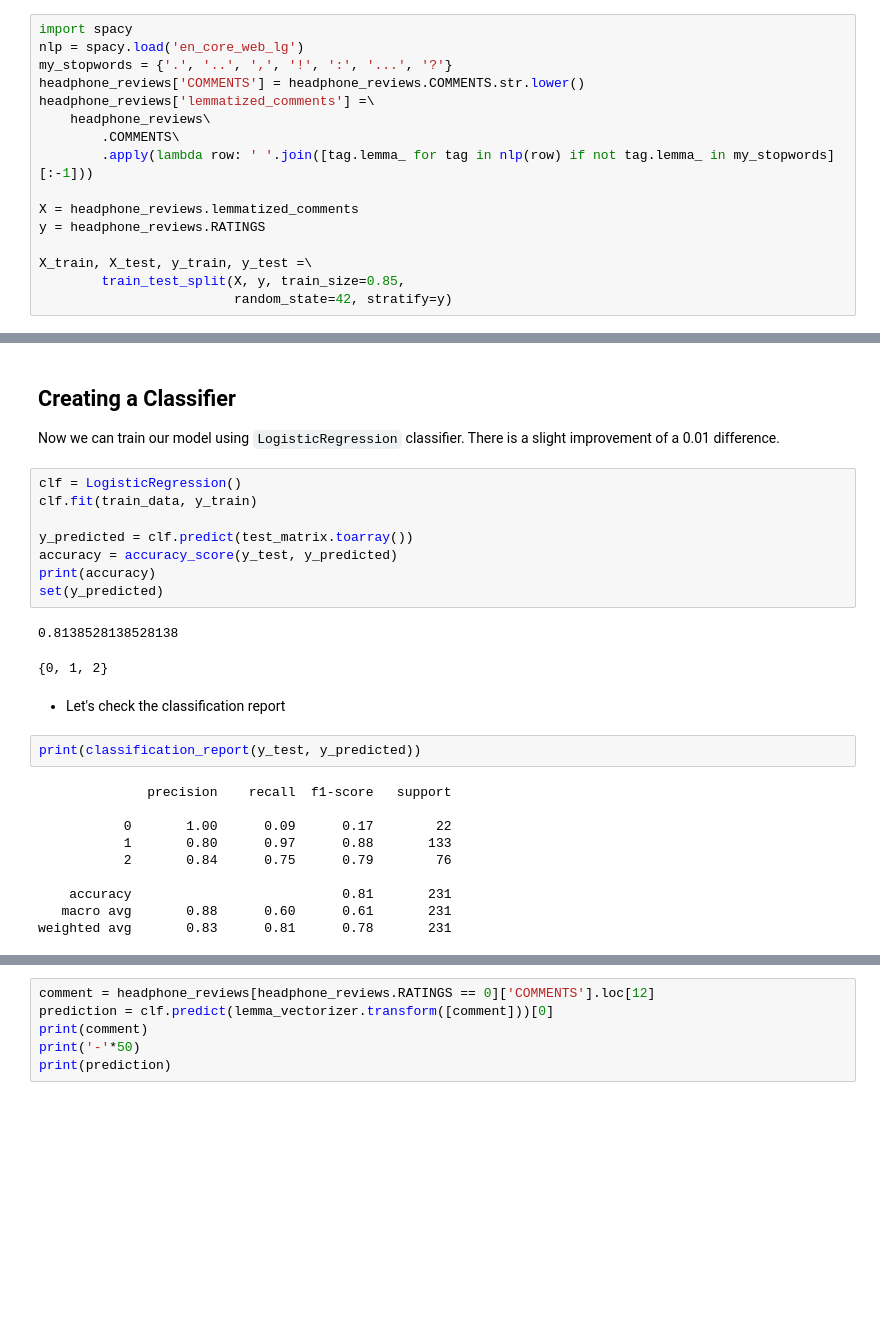
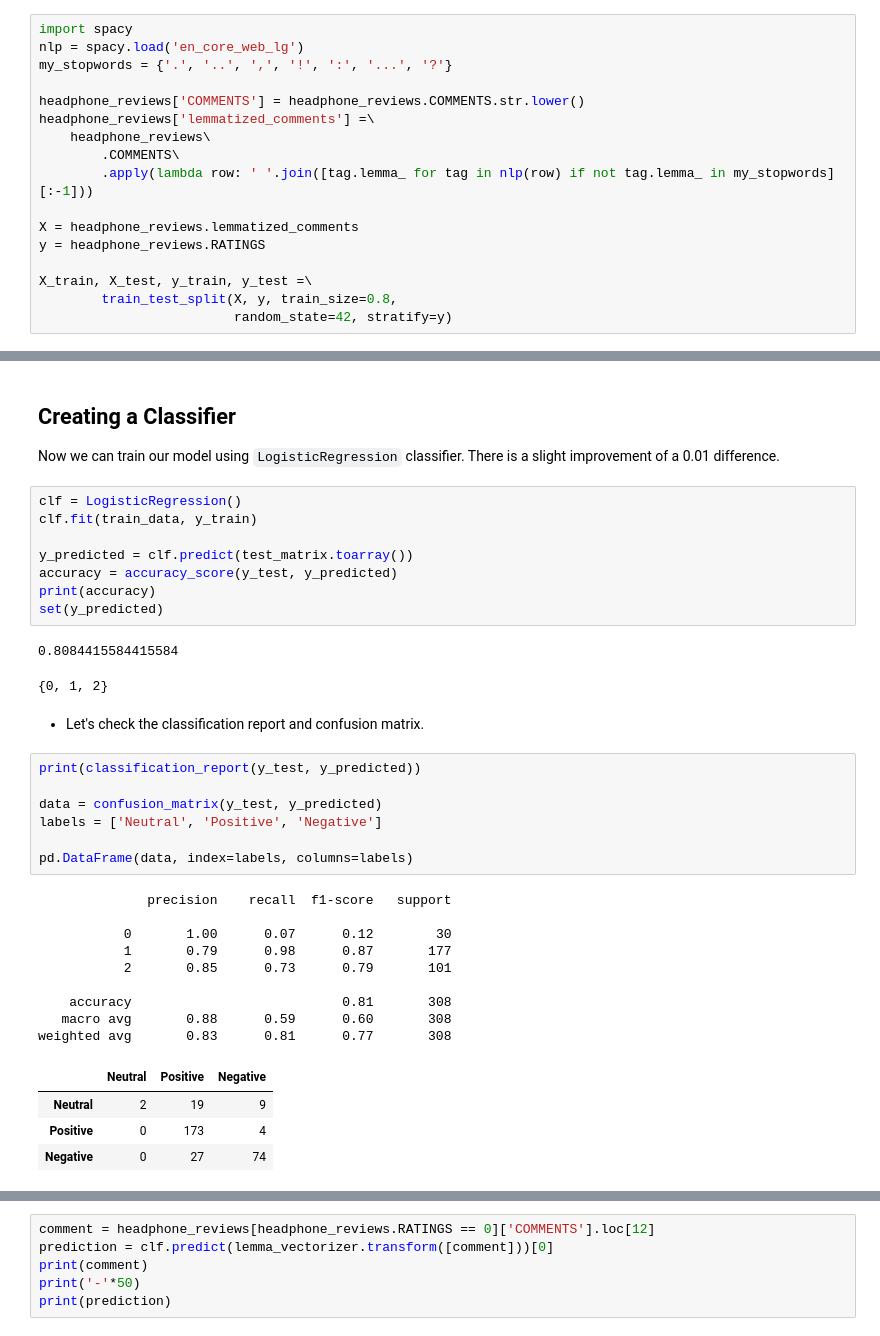
Before and after one commit to Demiga-g/headphones-reviews, a Jupyter notebook: Analysis of Headphone Reviews.ipynb, the cells around one changed output, grey strips where cells are left out. Drawn from its saved outputs; the diff is of its cells as text; blank space fills up the shorter version.

```diff
--- a/Analysis of Headphone Reviews.ipynb
+++ b/Analysis of Headphone Reviews.ipynb
@@ -195,6 +206,7 @@ After building a model with the default functionalities and composition, now its
 import spacy
 nlp = spacy.load('en_core_web_lg')
 my_stopwords = {'.', '..', ',', '!', ':', '...', '?'}
+
 headphone_reviews['COMMENTS'] = headphone_reviews.COMMENTS.str.lower()
 headphone_reviews['lemmatized_comments'] =\
     headphone_reviews\
@@ -205,7 +217,7 @@ X = headphone_reviews.lemmatized_comments
 y = headphone_reviews.RATINGS
 
 X_train, X_test, y_train, y_test =\
-        train_test_split(X, y, train_size=0.85,
+        train_test_split(X, y, train_size=0.8,
                          random_state=42, stratify=y)
 # %% [markdown]
 ## Vectorizing the Comments
@@ -231,20 +243,29 @@ accuracy = accuracy_score(y_test, y_predicted)
 print(accuracy)
 set(y_predicted)
 # %% [output]
-0.8138528138528138
+0.8084415584415584
 {0, 1, 2}
 # %% [markdown]
-- Let's check the classification report
+- Let's check the classification report and confusion matrix.
 # %%
 print(classification_report(y_test, y_predicted))
+
+data = confusion_matrix(y_test, y_predicted)
+labels = ['Neutral', 'Positive', 'Negative']
+
+pd.DataFrame(data, index=labels, columns=labels)
 # %% [output]
               precision    recall  f1-score   support
 
-           0       1.00      0.09      0.17        22
-           1       0.80      0.97      0.88       133
-           2       0.84      0.75      0.79        76
+           0       1.00      0.07      0.12        30
+           1       0.79      0.98      0.87       177
+           2       0.85      0.73      0.79       101
 
-    accuracy                           0.81       231
-   macro avg       0.88      0.60      0.61       231
-weighted avg       0.83      0.81      0.78       231
+    accuracy                           0.81       308
+   macro avg       0.88      0.59      0.60       308
+weighted avg       0.83      0.81      0.77       308
+|  | Neutral | Positive | Negative |
+| Neutral | 2 | 19 | 9 |
+| Positive | 0 | 173 | 4 |
+| Negative | 0 | 27 | 74 |
 # %% [markdown]
```
Also changed, not shown: parts of 13 cells of this notebook.
